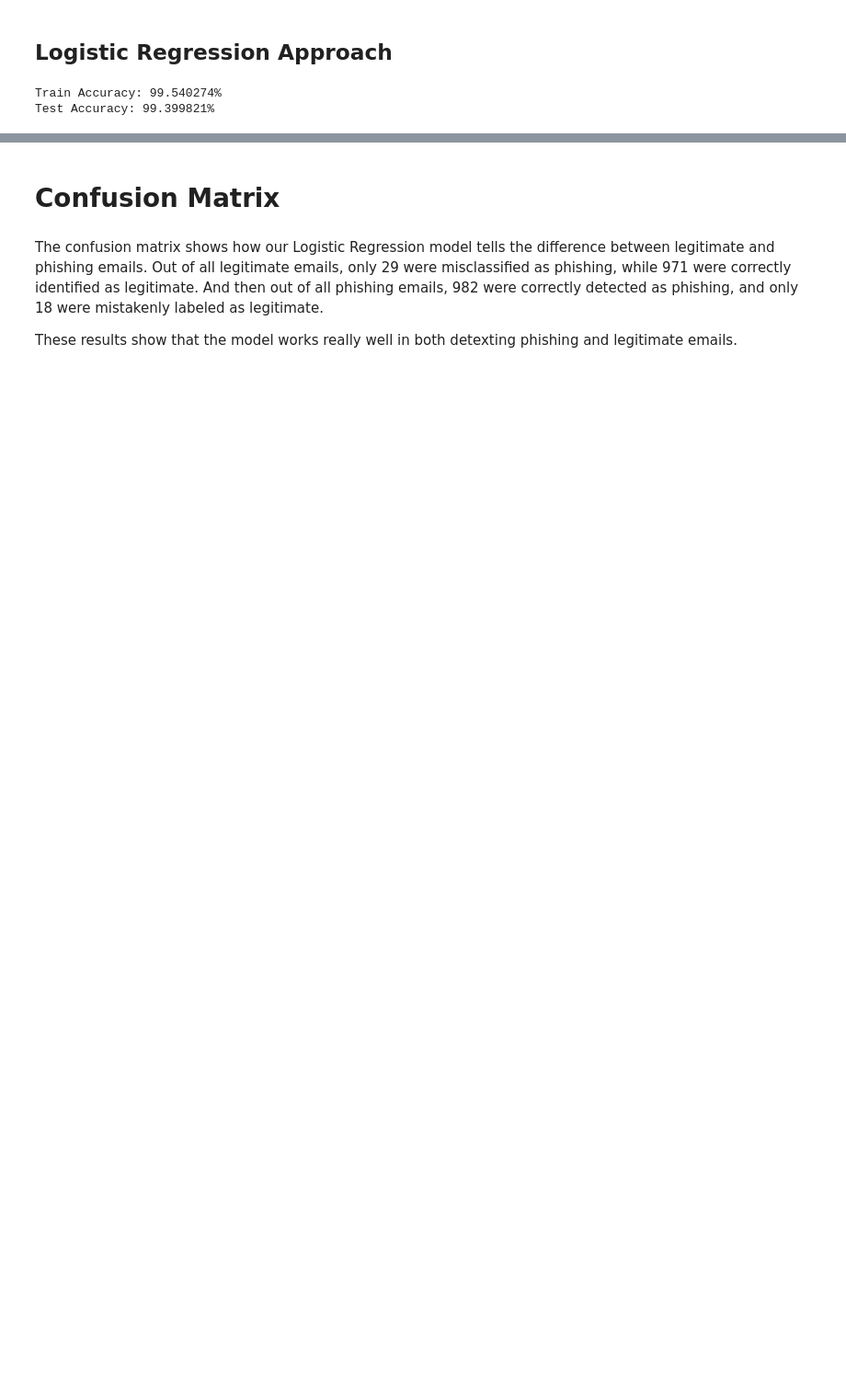
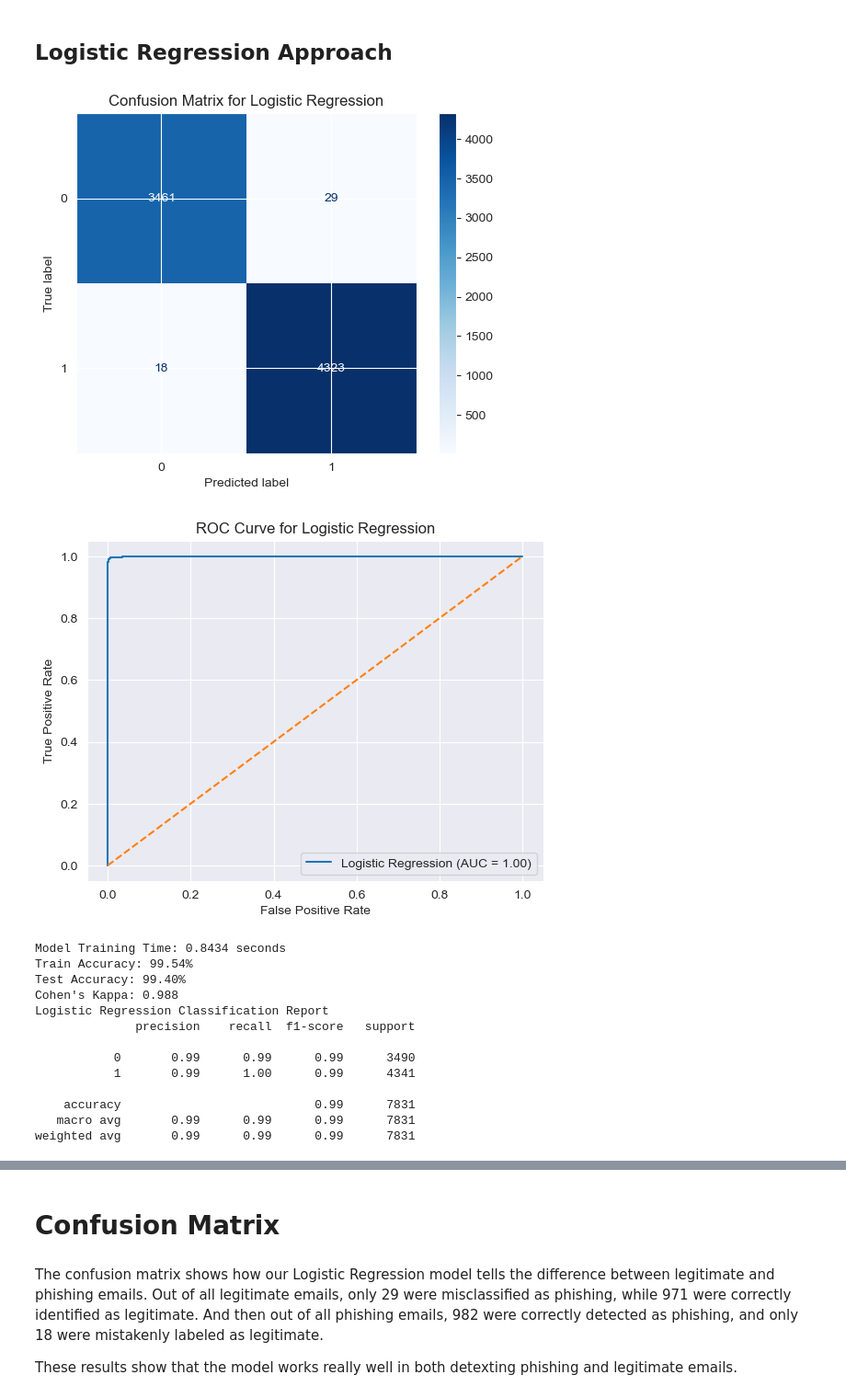
Before and after one commit to devKomori/machine-learning-fraud-analysis, a Jupyter notebook: final_project.ipynb, the cells around one changed output, grey strips where cells are left out. Shown at 92% size. Saved outputs shown, nothing was run; the diff lists cells and outputs as text; code cells hidden in the pictures; blank space fills up the shorter version.

```diff
--- a/final_project.ipynb
+++ b/final_project.ipynb
@@ -263,14 +255,20 @@ Cohen's Kappa : 0.979
 ## Logistic Regression Approach
 # %%
 model = LogisticRegression()
-model.fit(X_train, y_train)
-y_pred = model.predict(X_test)
-y_prob = model.predict_proba(X_test)[:,1]
-train = model.score(X_train, y_train)
-test = model.score(X_test, y_test)
-
-print("Train Accuracy: {:2f}%".format(train*100))
-print("Test Accuracy: {:2f}%".format(test*100))
+eval_model(model, X_train, y_train, X_test, y_test)
 # %% [output]
+[figure, added]
+[figure, added]
-Train Accuracy: 99.540274%
-Test Accuracy: 99.399821%
+Model Training Time: 0.8434 seconds
+Train Accuracy: 99.54%
+Test Accuracy: 99.40%
+Cohen's Kappa: 0.988
+Logistic Regression Classification Report
+              precision    recall  f1-score   support
+
+           0       0.99      0.99      0.99      3490
+           1       0.99      1.00      0.99      4341
+
+    accuracy                           0.99      7831
+   macro avg       0.99      0.99      0.99      7831
+weighted avg       0.99      0.99      0.99      7831
```
Also changed, not shown: parts of 7 cells of this notebook.
